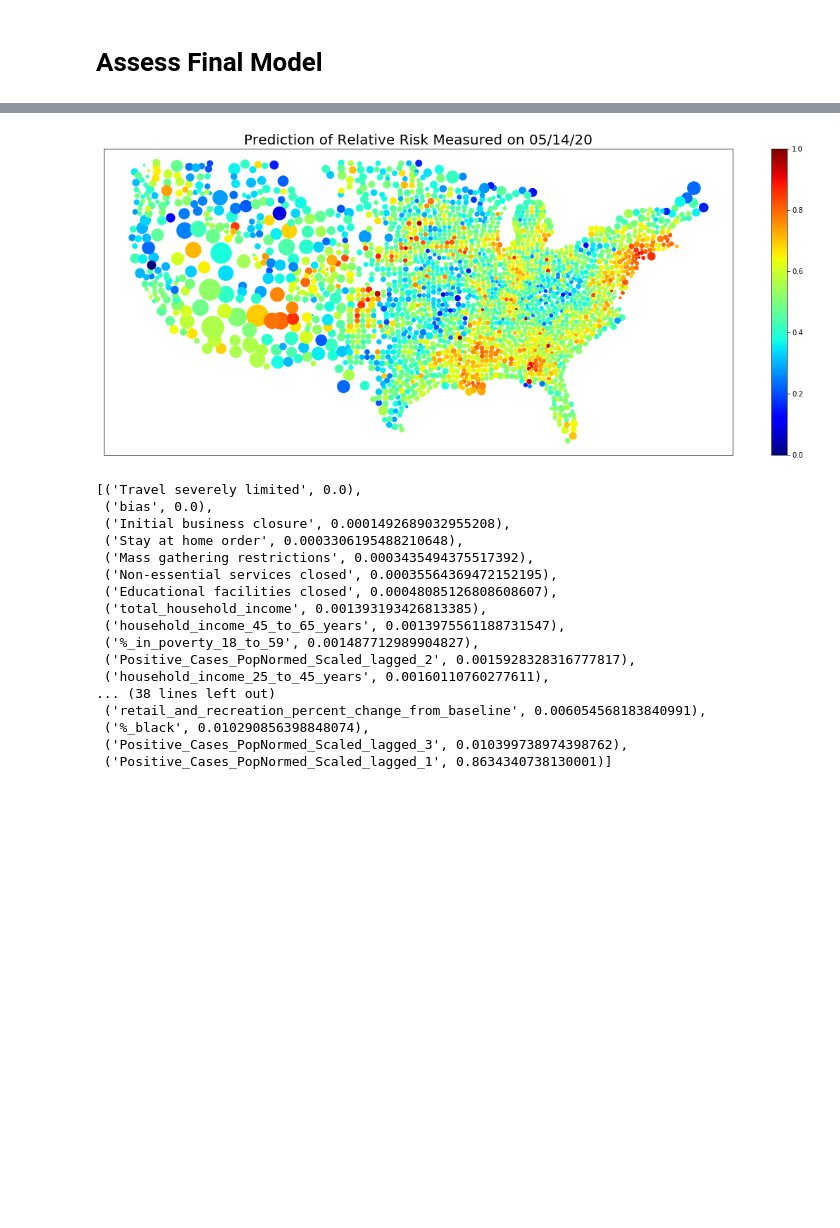
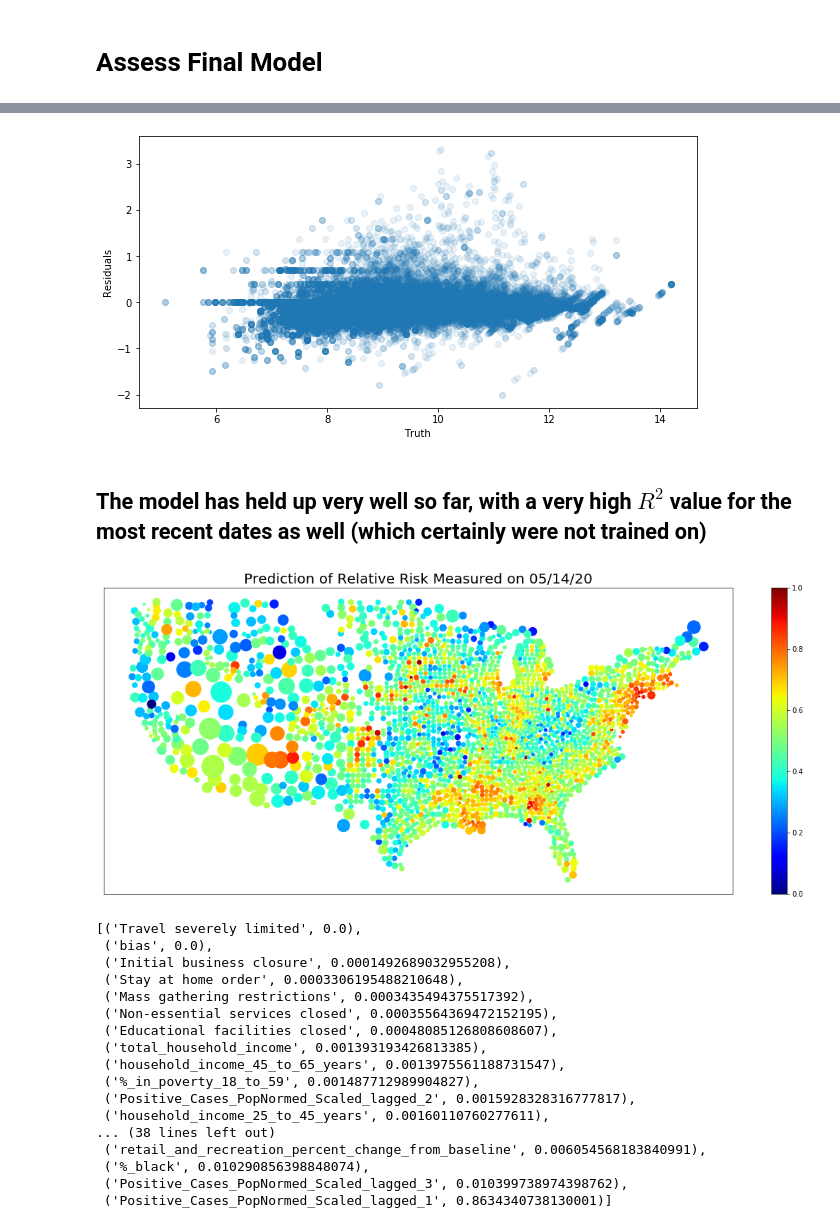
Before and after one commit to petersim1/COVID-19_Project, a Jupyter notebook: Evaluation.ipynb, the cells around one changed output, grey strips where cells are left out. Saved outputs shown, nothing was run; the diff lists cells and outputs as text; code cells hidden in the pictures; blank space fills up the shorter version.

```diff
--- a/Evaluation.ipynb
+++ b/Evaluation.ipynb
@@ -210,14 +230,32 @@ for n in range(num_lagged_feat_include) :
     new_col = 'Positive_Cases_PopNormed_Scaled_lagged_'+str(n+1)
     DF[new_col] = DF.groupby('FIPS')['Positive_Cases_PopNormed_Scaled_lagged_1'].shift(n)
 
-#DF['Positive_Cases_PopNormed_Scaled_Target'] = DF.groupby('FIPS')['Positive_Cases_PopNormed_Scaled_lagged_1'].shift(lagged_count)
+DF['Positive_Cases_PopNormed_Scaled_Target'] = DF.groupby('FIPS')['Positive_Cases_PopNormed_Scaled_lagged_1'].shift(-target_lagged_count)
 DF = DF.dropna()
 # %%
 DF_to_predict = DF.drop(['FIPS', 'state', 'Admin2', 'Lat', 'Long_',
                          'Date', 'Positive', 'Deaths','Positive_Cases_PopNormed',
                          'Deaths_PopNormed','New_Positive_Cases_PopNormed_Lagged',
-                         'New_Positive_Cases_PopNormed'],axis=1)
+                         'New_Positive_Cases_PopNormed','Positive_Cases_PopNormed_Scaled_Target'],axis=1)
 # %%
 DF_to_predict['predictions'] = model.predict(DF_to_predict)
 
 DF['predictions'] = DF_to_predict['predictions']
+# %%
+num_days_evaluate = 20
+dates_evaluate = sorted(DF['Date'].unique())[-num_days_evaluate:]
+
+evaluate_df = DF[DF['Date'].isin(dates_evaluate)]
+
+evaluate_df_x = evaluate_df.drop(['FIPS', 'state', 'Admin2', 'Lat', 'Long_',
+                                 'Date', 'Positive', 'Deaths','Positive_Cases_PopNormed',
+                                 'Deaths_PopNormed','New_Positive_Cases_PopNormed_Lagged',
+                                 'New_Positive_Cases_PopNormed','Positive_Cases_PopNormed_Scaled_Target',
+                                 'predictions'],axis=1)
+
+R2 = model.score(evaluate_df_x,evaluate_df['Positive_Cases_PopNormed_Scaled_Target'])
+
+print('Dates evaluated :')
+print(*dates_evaluate)
+print('\nR2 value for the past {} days with associated known values \
+(predicting 7 days in future) is ... \n{}'.format(num_days_evaluate,R2))
@@ -224,3 +268,14 @@ DF['predictions'] = DF_to_predict['predictions']
+# %%
+plt.figure(figsize=(10,5))
+plt.scatter(evaluate_df['Positive_Cases_PopNormed_Scaled_Target'],
+            evaluate_df['Positive_Cases_PopNormed_Scaled_Target']-evaluate_df['predictions'],alpha=.1)
+plt.xlabel('Truth')
+plt.ylabel('Residuals')
+plt.show()
+# %% [output]
+[figure, added]
+# %% [markdown]
+## The model has held up very well so far, with a very high $R^2$ value for the most recent dates as well (which certainly were not trained on)
 # %%
 col_plot = 'predictions'
 date_predict = '05/14/20'
@@ -244,7 +299,7 @@ plt.yticks([])
 plt.title('Prediction of Relative Risk Measured on {}'.format(date_predict),fontsize=20)
 plt.show()
 # %% [output]
-[figure, old version]
+[figure, new version]
 # %%
 feat_importance = dict(zip(DF_to_predict.columns,model.feature_importances_))
 sorted(feat_importance.items(), key=lambda x: x[1])
```
Also changed, not shown: parts of 6 cells of this notebook, 7 other files.
